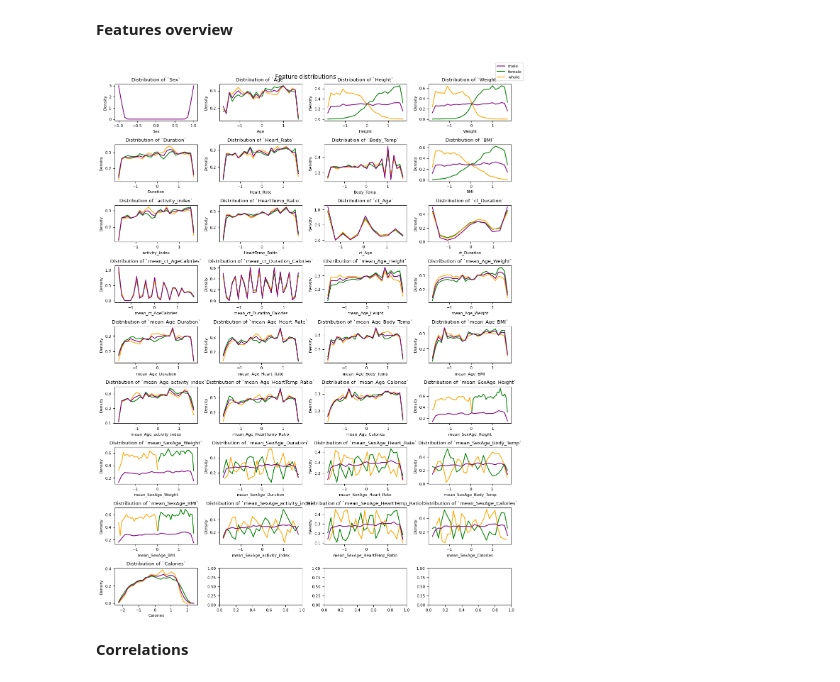
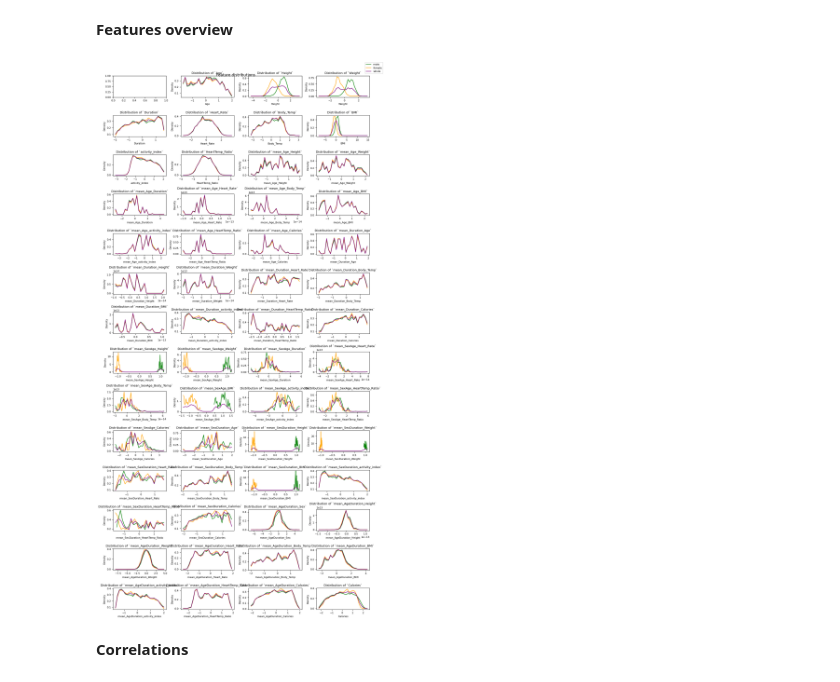
Before and after one commit to j2cry/playground, a Jupyter notebook: S5E5/research.ipynb, the cells around one changed output. Saved outputs shown, nothing was run; the diff lists cells and outputs as text; code cells hidden in the pictures.

```diff
--- a/S5E5/research.ipynb
+++ b/S5E5/research.ipynb
@@ -133,15 +133,16 @@ pipe = make_pipeline(
     Calc('Heart_Rate / Body_Temp', to='HeartTemp_Ratio'),
 
     # bins
-    Bins('Age', to='ct_Age', bins=10),
-    Bins('Duration', to='ct_Duration', bins=10),
+    # Bins('Age', to='ct_Age', bins=25),
+    # Bins('Duration', to='ct_Duration', bins=25),
 
     # groups
     # WithSelected(['Sex', 'Age'])(Group(['Sex', 'Age'], 'mean', prefix='mean_SexAge_', include_target=True)),
-    WithSelected(['ct_Age'])(Group('ct_Age', 'mean', prefix='mean_ct_Age', include_target=True)),
-    WithSelected(['ct_Duration'])(Group('ct_Duration', 'mean', prefix='mean_ct_Duration_', include_target=True)),
     WithSelected(r'(?!Sex|mean_|ct_.*)')(Group('Age', 'mean', prefix='mean_Age_', include_target=True)),
+    WithSelected(r'(?!Sex|mean_|ct_.*)')(Group('Duration', 'mean', prefix='mean_Duration_', include_target=True)),
     WithSelected(r'(?!mean_|ct_.*)')(Group(['Sex', 'Age'], 'mean', prefix='mean_SexAge_', include_target=True)),
+    WithSelected(r'(?!mean_|ct_.*)')(Group(['Sex', 'Duration'], 'mean', prefix='mean_SexDuration_', include_target=True)),
+    WithSelected(r'(?!mean_|ct_.*)')(Group(['Age', 'Duration'], 'mean', prefix='mean_AgeDuration_', include_target=True)),
 
     # drop columns
     # Select(['Sex', 'Age', 'Height'], mode='drop'),
@@ -149,20 +150,21 @@ pipe = make_pipeline(
     # fill NaN
     Fill('mean'),
 
-    # standartize
+    # standardize
     # KeepDataframe(pre.QuantileTransformer(random_state=17)),
     # KeepDataframe(make_pipeline(
     #     pre.StandardScaler(),
     #     pre.PowerTransformer(standardize=False)
     # )),
-    # KeepDataframe(pre.PowerTransformer(standardize=True)),
+    KeepDataframe(pre.PowerTransformer(standardize=True)),
     # KeepDataframe(pre.StandardScaler()),
     # KeepDataframe(pre.RobustScaler()),
-    KeepDataframe(make_pipeline(
-        pre.QuantileTransformer(random_state=17),
-        pre.PowerTransformer(standardize=True)
-        # pre.MinMaxScaler(),
-    ))
+
+    # KeepDataframe(make_pipeline(
+    #     pre.QuantileTransformer(random_state=17),
+    #     pre.PowerTransformer(standardize=True)
+    #     # pre.MinMaxScaler(),
+    # ))
 )
 y_pipe = pre.PowerTransformer()
 
@@ -259,35 +272,36 @@ data = X.copy()
 # scaler = pre.PowerTransformer()
 # data[TARGET] = scaler.fit_transform(y.to_numpy().reshape(-1, 1))
 data[TARGET] = y
 
 COLUMNS = 4
 ROWS = np.ceil(len(data.columns) / COLUMNS).astype(int)
 SIZE = (COLUMNS * 3, ROWS * 1.75)
 plt.rcParams.update({'font.size': 8})
 
 fig, ax = plt.subplots(ROWS, COLUMNS, figsize=SIZE)
 fig.suptitle('Feature distributions', fontsize=12)
 fig.set_layout_engine('tight')
 
 MALE = data.Sex > 0.5
 for n, feature in enumerate(data.columns):
     row, col = n // COLUMNS, n % COLUMNS
     if feature == 'Sex':
-        feature_overview(ax[row][col], data[feature], FigureType.DENSITY, bins=25, color='purple')
+        # feature_overview(ax[row][col], data[feature], FigureType.DENSITY, bins=25, color='purple')
+        ...
     elif feature.startswith('ct_'):
         bins = data[feature].unique().size
         feature_overview(ax[row][col], data.loc[MALE, feature], FigureType.DENSITY, bins=bins, color='green')
         feature_overview(ax[row][col], data.loc[~MALE, feature], FigureType.DENSITY, bins=bins, color='orange')
         feature_overview(ax[row][col], data[feature], FigureType.DENSITY, bins=bins, color='purple')
     else:
         feature_overview(ax[row][col], data.loc[MALE, feature], FigureType.DENSITY, bins=25, color='green')
         feature_overview(ax[row][col], data.loc[~MALE, feature], FigureType.DENSITY, bins=25, color='orange')
         feature_overview(ax[row][col], data[feature], FigureType.DENSITY, bins=25, color='purple')
 
 fig.legend(['male', 'female', 'whole'])
 plt.show()
 # %% [output]
-[figure, old version]
+[figure, new version]
 # %% [markdown]
 __Correlations__
 # %%
```
Also changed, not shown: parts of 12 cells of this notebook.
